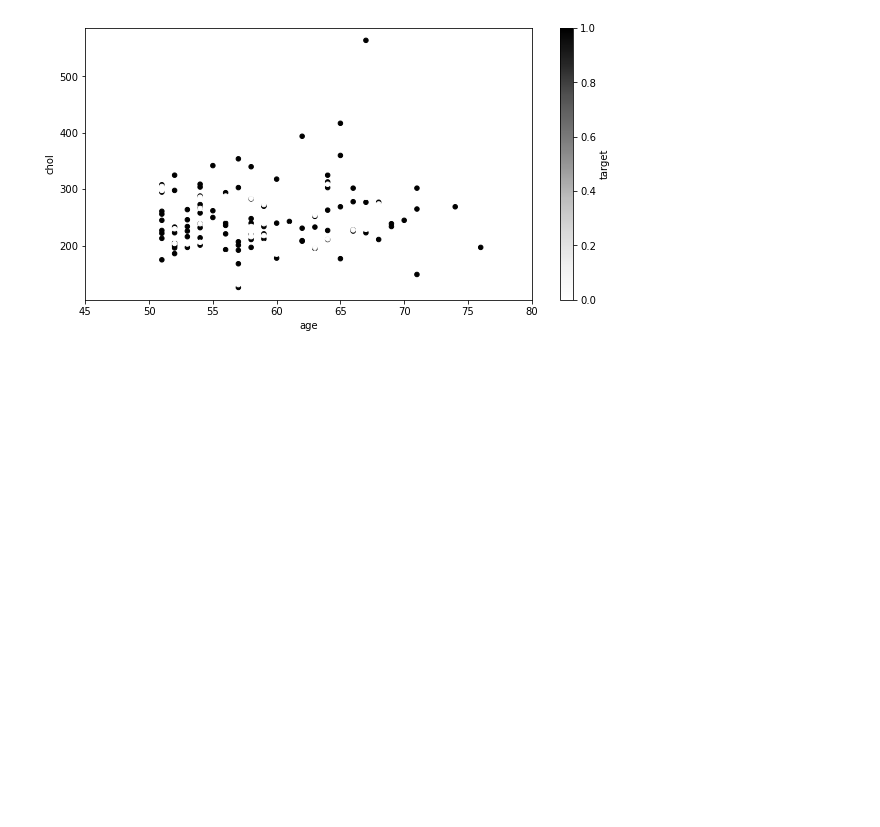
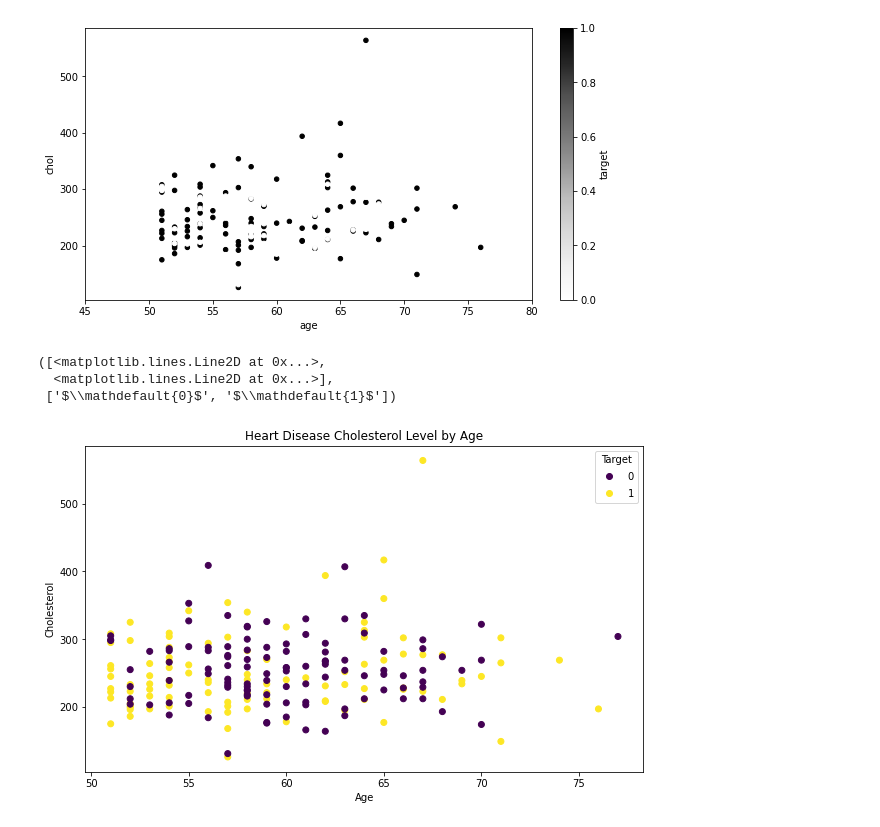
Before and after one commit to tothetop430/MLZTM-Exercises, a Jupyter notebook: matplotlib/introduction-to-matplotlib.ipynb, the cells around one changed output. Cells and saved outputs as stored; diff of their text form; code cells hidden in the pictures; blank space fills up the shorter version.

Commit message:
oo method simplified

```diff
--- a/matplotlib/introduction-to-matplotlib.ipynb
+++ b/matplotlib/introduction-to-matplotlib.ipynb
@@ -427,3 +427,25 @@ over_50.plot(kind='scatter',
 ax.set_xlim([45, 80]);
 # %% [output]
 [figure]
+# %%
+## OO method simplified
+
+fig, ax = plt.subplots(figsize=(10, 6))
+
+scattey = ax.scatter(x=over_50['age'],
+                     y=over_50['chol'],
+                     c=over_50['target'])
+
+ax.set(title='Heart Disease Cholesterol Level by Age',
+       xlabel='Age',
+       ylabel='Cholesterol');
+
+ax.legend(*scattey.legend_elements(), title='Target');
+
+ax.axhline(y=over_50['chol'].mean(),
+          linestyle='-')
+# %% [output]
+([<matplotlib.lines.Line2D at 0x...>,
+  <matplotlib.lines.Line2D at 0x...>],
+ ['$\\mathdefault{0}$', '$\\mathdefault{1}$'])
+[figure, added]
```
